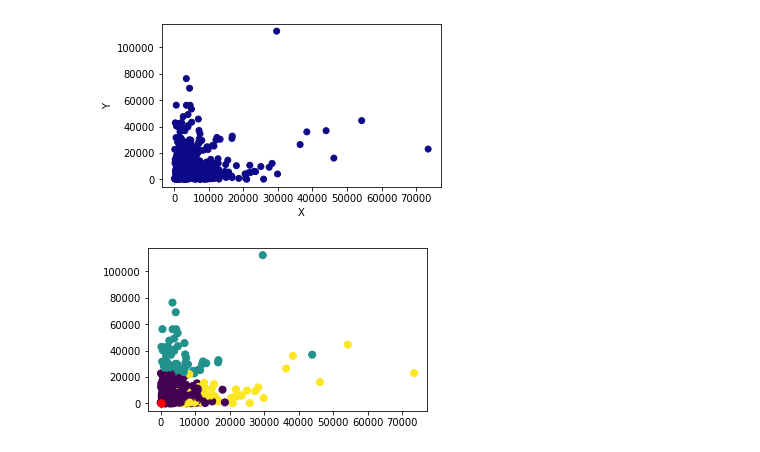
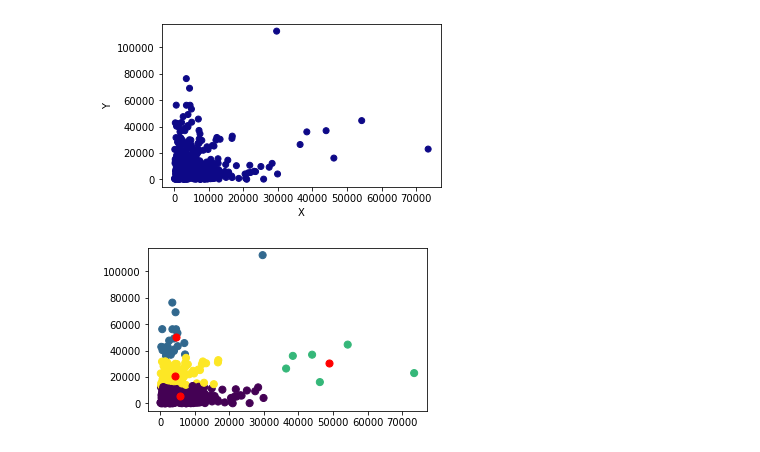
Before and after one commit to duynguyen02/ml-on-practice, a Jupyter notebook: dbscan.ipynb, the cells around one changed output. Saved outputs shown, nothing was run; the diff lists cells and outputs as text; code cells hidden in the pictures.

```diff
--- a/dbscan.ipynb
+++ b/dbscan.ipynb
@@ -85,11 +85,11 @@ plt.show() # showing the p
 # %%
 from sklearn.cluster import KMeans
 from pandas import DataFrame
 df2 = DataFrame(df,columns=['Milk','Fresh'])
-kmeans = KMeans(n_clusters=3).fit(df)
+kmeans = KMeans(n_clusters=4).fit(df2)
 centroids = kmeans.cluster_centers_
 plt.scatter(df2['Milk'], df2['Fresh'], c= kmeans.labels_.astype(float), s=50, alpha=1)
 plt.scatter(centroids[:, 0], centroids[:, 1], c='red', s=50)
 plt.show()
 # %% [output]
-[figure, old version]
+[figure, new version]
```
Also changed, not shown: parts of 1 cell of this notebook.
